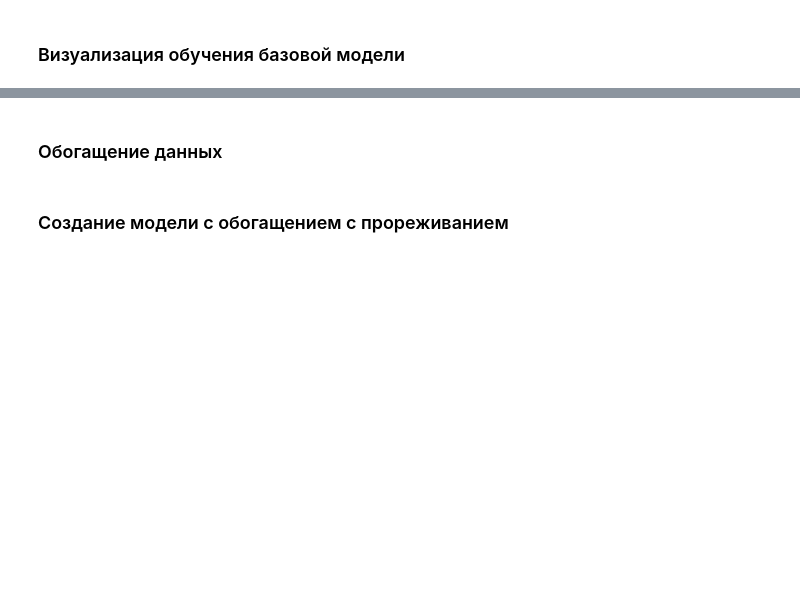
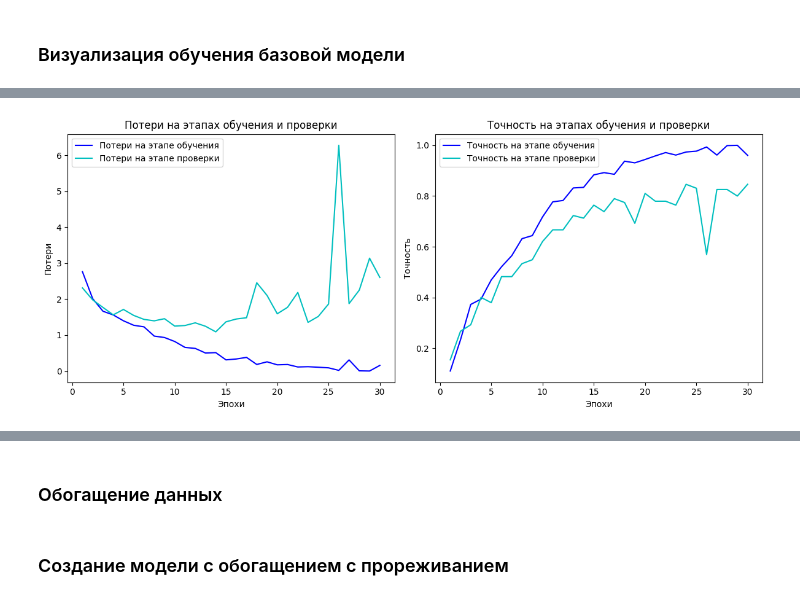
Before and after one commit to rayshite/chess-classifier, a Jupyter notebook: model/chess-classifier.ipynb, the cells around one changed output, grey strips where cells are left out. Drawn from its saved outputs; the diff is of its cells as text; code cells hidden in the pictures; blank space fills up the shorter version.

Commit message:
Вынесение визуализации обучения в отдельный метод

```diff
--- a/model/chess-classifier.ipynb
+++ b/model/chess-classifier.ipynb
@@ -79,3 +81,33 @@ wR: total=100, train=70, val=15, test=15
+# %%
+def visualize(history):
+
+    history_dict = history.history
+    loss_values = history_dict["loss"]
+    val_loss_values = history_dict["val_loss"]
+    acc = history_dict["accuracy"]
+    val_acc  = history_dict["val_accuracy"]
+    epochs = range(1, len(loss_values) + 1)
+
+    plt.figure(figsize=(12, 5))
+
+    plt.subplot(1, 2, 1)
+    plt.plot(epochs, loss_values, "b", label="Потери на этапе обучения")
+    plt.plot(epochs, val_loss_values, "c", label="Потери на этапе проверки")
+    plt.title("Потери на этапах обучения и проверки")
+    plt.xlabel("Эпохи")
+    plt.ylabel("Потери")
+    plt.legend()
+
+    plt.subplot(1, 2, 2)
+    plt.plot(epochs, acc, "b", label="Точность на этапе обучения")
+    plt.plot(epochs, val_acc, "c", label="Точность на этапе проверки")
+    plt.title("Точность на этапах обучения и проверки")
+    plt.xlabel("Эпохи")
+    plt.ylabel("Точность")
+    plt.legend()
+
+    plt.tight_layout()
+    plt.show()
 # %% [markdown]
 ### Создание базовой модели
 # %%
@@ -92,5 +124,5 @@ x = layers.MaxPooling2D(pool_size=2)(x)
 x = layers.Conv2D(filters=256, kernel_size=3, activation="relu")(x)
 x = layers.Flatten()(x)
 outputs = layers.Dense(13, activation="softmax")(x)
-model = keras.Model(inputs=inputs, outputs=outputs)
+model_1 = keras.Model(inputs=inputs, outputs=outputs)
 # %%
@@ -118,7 +150,7 @@ Model: "functional_11"
  Trainable params: 1,141,581 (4.35 MB)
  Non-trainable params: 0 (0.00 B)
 # %%
-model.compile(loss="sparse_categorical_crossentropy",
+model_1.compile(loss="sparse_categorical_crossentropy",
     optimizer="rmsprop",
     metrics=["accuracy"])
 # %%
@@ -148,7 +180,7 @@ callbacks = [
     monitor="val_loss")
 ]
 
-history = model.fit(
+history_1 = model_1.fit(
     train_dataset,
     epochs=30,
     validation_data=validation_dataset,
@@ -195 +208,5 @@ plt.show()
+# %%
+visualize(history_1)
+# %% [output]
+[figure, added]
 # %%
```
Also changed, not shown: parts of 9 cells of this notebook.
